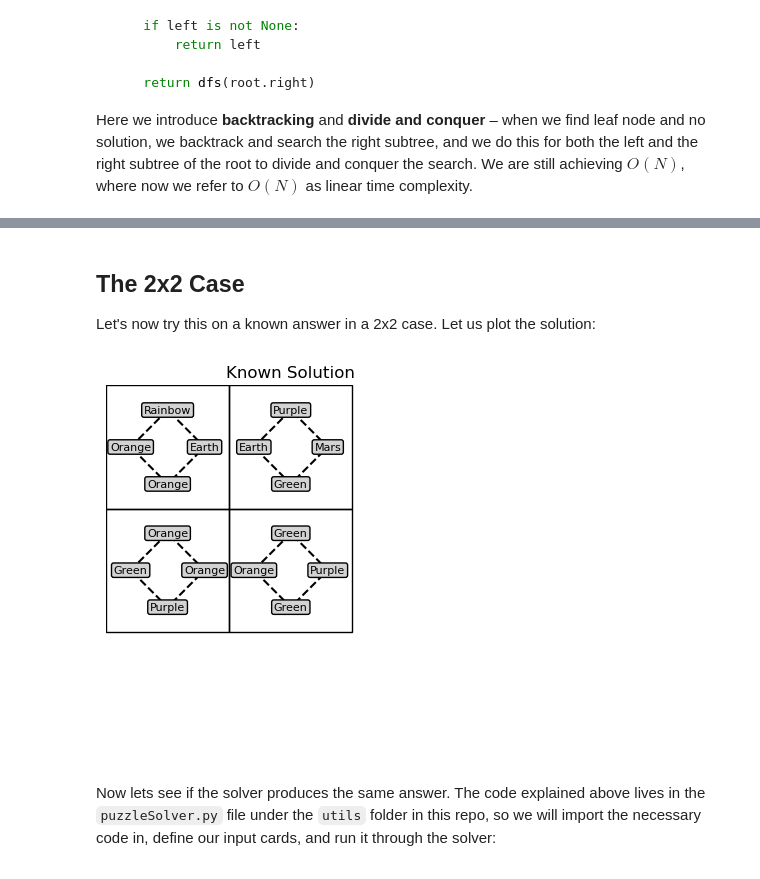
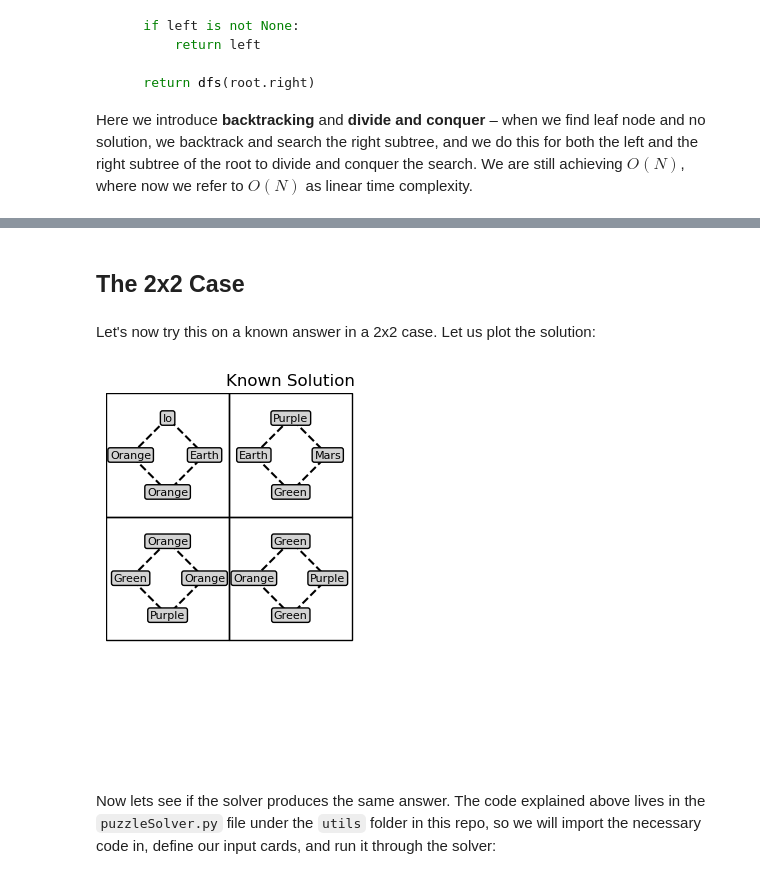
Before and after one commit to will-friend/Out-Of-This-WORLD-Solver, a Jupyter notebook: PuzzleNotebook.ipynb, the cells around one changed output, grey strips where cells are left out. Drawn from its saved outputs; the diff is of its cells as text; code cells hidden in the pictures.

Commit message:
Commit of new version of solver, which pre-calculates rotation states. Updated notebook to include image of solved puzzle, and moved plotting function to puzzleSolver.py.

```diff
--- a/PuzzleNotebook.ipynb
+++ b/PuzzleNotebook.ipynb
@@ -260,23 +321,23 @@ Back to `dfs_for_grid`, we rotate the card and pass it back through the `is_vali
-# %% [markdown]
-## The 2x2 Case
-
-Let's now try this on a known answer in a 2x2 case. Let us plot the solution:
+# %% [markdown]
+## The 2x2 Case
+# %% [markdown]
+Let's now try this on a known answer in a 2x2 case. Let us plot the solution:
 # %%
 from utils.puzzleSolver import plot_solution
 encoding_dict = {
     1: 'Earth',
     2: 'Moon',
     3: 'Mars',
     4: 'Saturn',
     5: 'Orange',
     6: 'Green',
     7: 'Purple',
-    8: 'Rainbow'
+    8: 'Io'
 }
-solution = [[[5, 8, 1, 5], [1, 7, 3, 6]], [[6, 5, 5, 7], [5, 6, 7, 6]]]
+solution = [[(5, 8, 1, 5), (1, 7, 3, 6)], [(6, 5, 5, 7), (5, 6, 7, 6)]]
 plot_solution(solution, encoding_dict, title="Known Solution")
 # %% [output]
-[figure, old version]
+[figure, new version]
 # %% [markdown]
 Now lets see if the solver produces the same answer. The code explained above lives in the `puzzleSolver.py` file under the `utils` folder in this repo, so we will import the necessary code in, define our input cards, and run it through the solver:
 # %%
```
Also changed, not shown: parts of 40 cells of this notebook, 2 other files.
